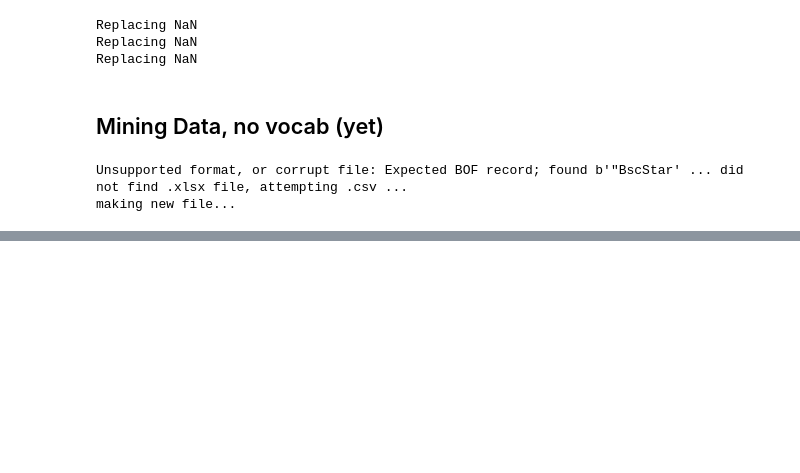
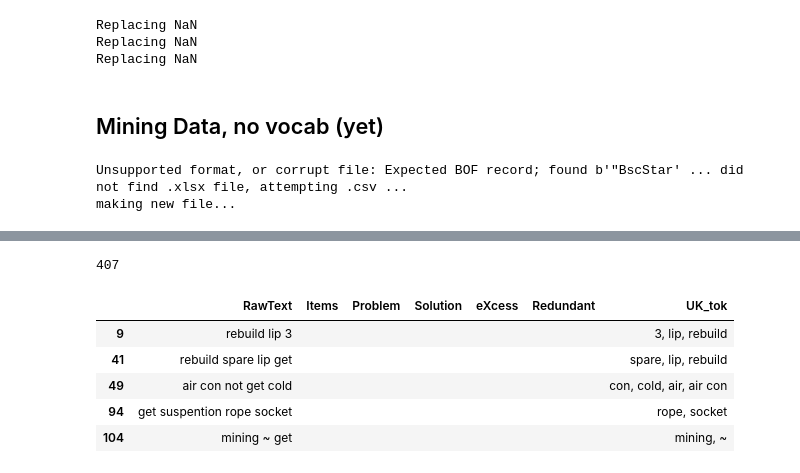
Before and after one commit to usnistgov/nestor, a Jupyter notebook: docs/tutorial.ipynb, the cells around one changed output, grey strips where cells are left out. Cells and saved outputs as stored; diff of their text form; code cells hidden in the pictures; blank space fills up the shorter version.

```diff
--- a/tutorial.ipynb
+++ b/docs/tutorial.ipynb
@@ -383,0 +419,12 @@ kex_mine.gen_vocab('mine_vocab.csv', notes=True)  # rename to match e.g. hvac_vo
+# %%
+# tag-empty?
+print(df_pred[(df_pred[['Items','Problem','Solution']]=='').all(axis=1)].shape[0])
+df_pred[(df_pred[['Items','Problem','Solution']]=='').all(axis=1)].head()
+# %% [output]
+407
+|  | RawText | Items | Problem | Solution | eXcess | Redundant | UK_tok |
+| 9 | rebuild lip 3 |  |  |  |  |  | 3, lip, rebuild |
+| 41 | rebuild spare lip get |  |  |  |  |  | spare, lip, rebuild |
+| 49 | air con not get cold |  |  |  |  |  | con, cold, air, air con |
+| 94 | get suspention rope socket |  |  |  |  |  | rope, socket |
+| 104 | mining ~ get |  |  |  |  |  | mining, ~ |
```
Also changed, not shown: parts of 3 cells of this notebook, 1 other file.
